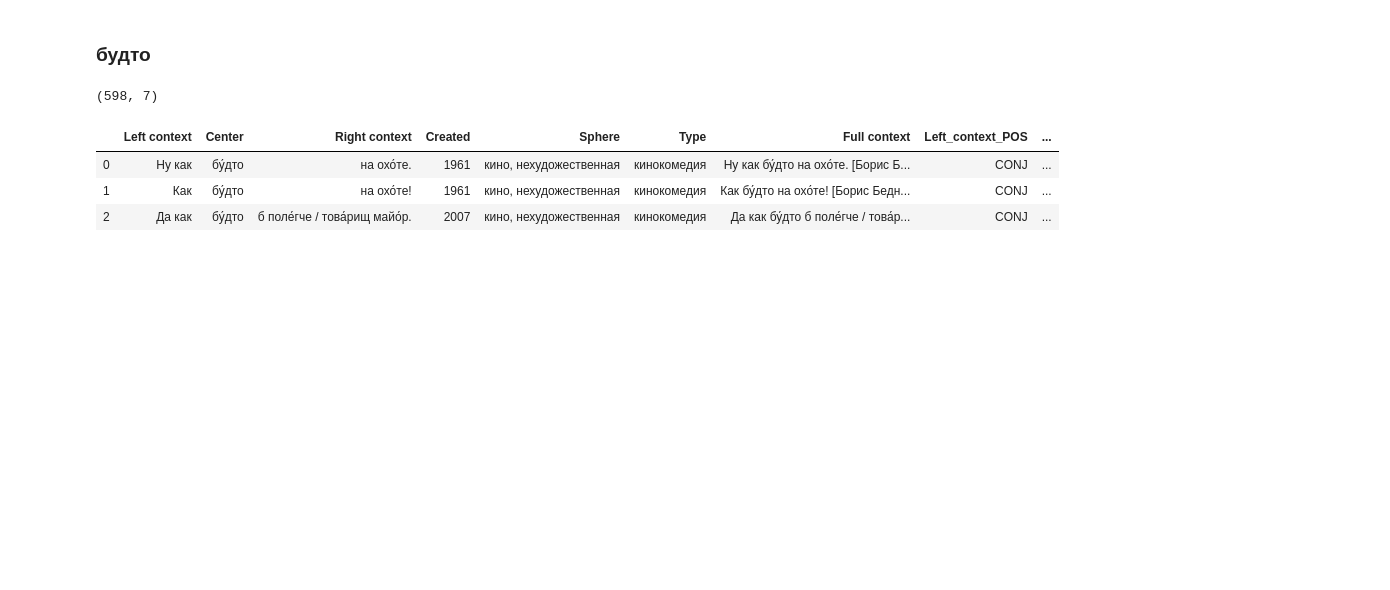
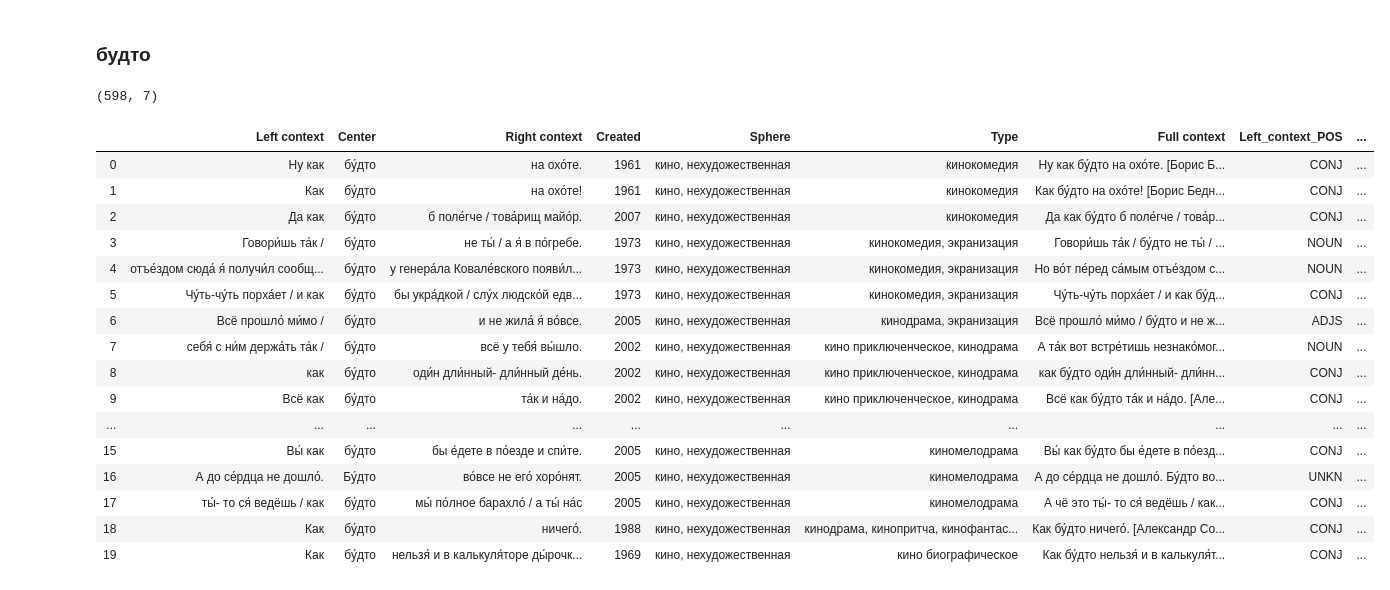
Before and after one commit to a-la-r/data, a Jupyter notebook: datasets.ipynb, the cells around one changed output. Saved outputs shown, nothing was run; the diff lists cells and outputs as text; code cells hidden in the pictures; blank space fills up the shorter version.

```diff
--- a/datasets.ipynb
+++ b/datasets.ipynb
@@ -536,8 +536,8 @@ A value is trying to be set on a copy of a slice from a DataFrame
 
 See the caveats in the documentation: http://pandas.pydata.org/pandas-docs/stable/user_guide/indexing.html#returning-a-view-versus-a-copy
 # %%
-#df_aki_sp['Left_context_POS'].replace('', np.nan, inplace=True)
-df_aki_sp['Left_context_POS'].fillna('NaN', inplace=True)
+df_aki_sp['Left_context_POS'].replace('', np.nan, inplace=True)
+#df_aki_sp['Left_context_POS'].fillna(np.nan, inplace=True)
 # %%
 df_aki_sp['Right_context_POS'] = ''
 
@@ -590,8 +590,8 @@ for i, text in enumerate(df_slovno_sp['Left context']):
     except:
         continue
 # %%
-#df_slovno_sp['Left_context_POS'].replace('', np.nan, inplace=True)
-df_slovno_sp['Left_context_POS'].fillna('NaN', inplace=True)
+df_slovno_sp['Left_context_POS'].replace('', np.nan, inplace=True)
+#df_slovno_sp['Left_context_POS'].fillna(np.nan, inplace=True)
 # %%
 df_slovno_sp['Right_context_POS'] = ''
 
@@ -640,8 +653,8 @@ for i, text in enumerate(df_budto_sp['Left context']):
     except:
         continue
 # %%
-#df_budto_sp['Left_context_POS'].replace('', np.nan, inplace=True)
-df_budto_sp['Left_context_POS'].fillna('NaN', inplace=True)
+df_budto_sp['Left_context_POS'].replace('', np.nan, inplace=True)
+#df_budto_sp['Left_context_POS'].fillna(np.nan, inplace=True)
 # %%
 df_budto_sp['Right_context_POS'] = ''
 
@@ -656,14 +669,27 @@ for i, text in enumerate(df_budto_sp['Right context']):
     except:
         continue
 # %%
-#df_budto_sp['Right_context_POS'].replace('', np.nan, inplace=True)
-df_budto_sp['Right_context_POS'].fillna('NaN', inplace=True)
+df_budto_sp['Right_context_POS'].replace('', np.nan, inplace=True)
+#df_budto_sp['Right_context_POS'].fillna(np.nan, inplace=True)
 # %%
-df_budto_sp.head(3)
+df_budto_sp.head(20)
 # %% [output]
 |  | Left context | Center | Right context | Created | Sphere | Type | Full context | Left_context_POS | ... |
 | 0 | Ну как | бу́дто | на охо́те. | 1961 | кино, нехудожественная | кинокомедия | Ну как бу́дто на охо́те. [Борис Б... | CONJ | ... |
 | 1 | Как | бу́дто | на охо́те! | 1961 | кино, нехудожественная | кинокомедия | Как бу́дто на охо́те! [Борис Бедн... | CONJ | ... |
 | 2 | Да как | бу́дто | б поле́гче / това́рищ майо́р. | 2007 | кино, нехудожественная | кинокомедия | Да как бу́дто б поле́гче / това́р... | CONJ | ... |
+| 3 | Говори́шь та́к / | бу́дто | не ты́ / а я́ в по́гребе. | 1973 | кино, нехудожественная | кинокомедия, экранизация | Говори́шь та́к / бу́дто не ты́ / ... | NOUN | ... |
+| 4 | отъе́здом сюда́ я́ получи́л сообщ... | бу́дто | у генера́ла Ковале́вского появи́л... | 1973 | кино, нехудожественная | кинокомедия, экранизация | Но во́т пе́ред са́мым отъе́здом с... | NOUN | ... |
+| 5 | Чу́ть-чу́ть порха́ет / и как | бу́дто | бы укра́дкой / слу́х людско́й едв... | 1973 | кино, нехудожественная | кинокомедия, экранизация | Чу́ть-чу́ть порха́ет / и как бу́д... | CONJ | ... |
+| 6 | Всё прошло́ ми́мо / | бу́дто | и не жила́ я́ во́все. | 2005 | кино, нехудожественная | кинодрама, экранизация | Всё прошло́ ми́мо / бу́дто и не ж... | ADJS | ... |
+| 7 | себя́ с ни́м держа́ть та́к / | бу́дто | всё у тебя́ вы́шло. | 2002 | кино, нехудожественная | кино приключенческое, кинодрама | А та́к вот встре́тишь незнако́мог... | NOUN | ... |
+| 8 | как | бу́дто | оди́н дли́нный- дли́нный де́нь. | 2002 | кино, нехудожественная | кино приключенческое, кинодрама | как бу́дто оди́н дли́нный- дли́нн... | CONJ | ... |
+| 9 | Всё как | бу́дто | та́к и на́до. | 2002 | кино, нехудожественная | кино приключенческое, кинодрама | Всё как бу́дто та́к и на́до. [Але... | CONJ | ... |
+| ... | ... | ... | ... | ... | ... | ... | ... | ... | ... |
+| 15 | Вы́ как | бу́дто | бы е́дете в по́езде и спи́те. | 2005 | кино, нехудожественная | киномелодрама | Вы́ как бу́дто бы е́дете в по́езд... | CONJ | ... |
+| 16 | А до се́рдца не дошло́. | Бу́дто | во́все не его́ хоро́нят. | 2005 | кино, нехудожественная | киномелодрама | А до се́рдца не дошло́. Бу́дто во... | UNKN | ... |
+| 17 | ты́- то ся́ ведёшь / как | бу́дто | мы́ по́лное барахло́ / а ты́ на́с | 2005 | кино, нехудожественная | киномелодрама | А чё это ты́- то ся́ ведёшь / как... | CONJ | ... |
+| 18 | Как | бу́дто | ничего́. | 1988 | кино, нехудожественная | кинодрама, кинопритча, кинофантас... | Как бу́дто ничего́. [Александр Со... | CONJ | ... |
+| 19 | Как | бу́дто | нельзя́ и в калькуля́торе ды́рочк... | 1969 | кино, нехудожественная | кино биографическое | Как бу́дто нельзя́ и в калькуля́т... | CONJ | ... |
 # %%
 df_budto_sp.to_csv(r'C:\Users\User\Desktop\r project\datasets\df_budto_sp.csv', encoding='utf-8', index = False)
```
Also changed, not shown: parts of 24 cells of this notebook.
